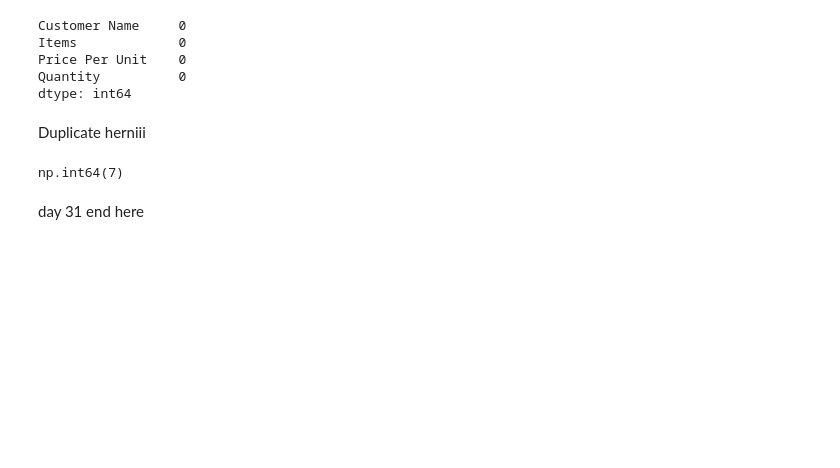
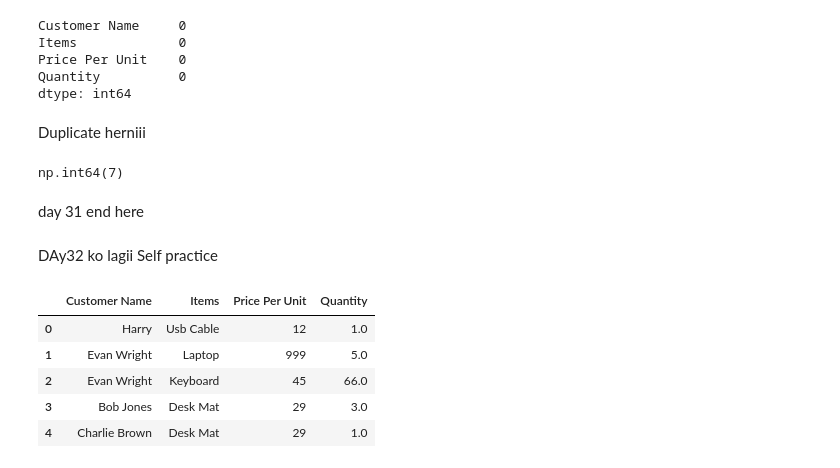
Before and after one commit to adhish-pkrl/daily-python-codes, a Jupyter notebook: day31.ipynb, the cells around one changed output. Drawn from its saved outputs; the diff is of its cells as text; code cells hidden in the pictures; blank space fills up the shorter version.

```diff
--- a/day31.ipynb
+++ b/day31.ipynb
@@ -360,3 +360,14 @@ df.duplicated().sum()
 np.int64(7)
 # %% [markdown]
 day 31 end here
+# %% [markdown]
+DAy32 ko lagii Self practice
+# %%
+df.head()
+# %% [output]
+|  | Customer Name | Items | Price Per Unit | Quantity |
+| 0 | Harry | Usb Cable | 12 | 1.0 |
+| 1 | Evan Wright | Laptop | 999 | 5.0 |
+| 2 | Evan Wright | Keyboard | 45 | 66.0 |
+| 3 | Bob Jones | Desk Mat | 29 | 3.0 |
+| 4 | Charlie Brown | Desk Mat | 29 | 1.0 |
```
Also changed, not shown: parts of 10 cells of this notebook.
